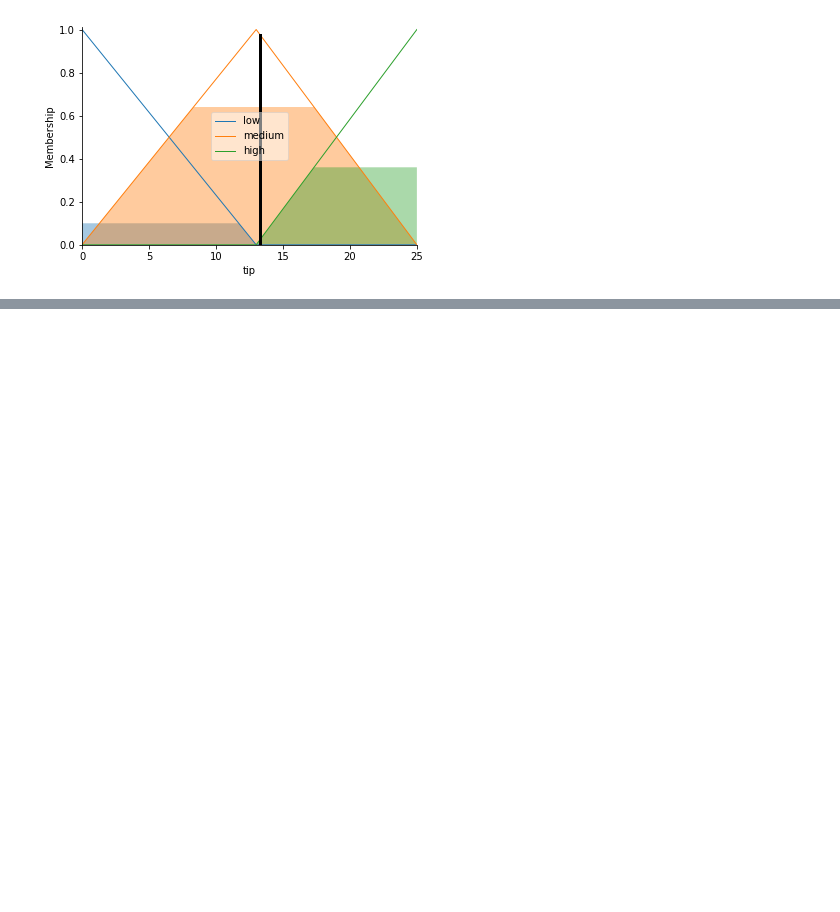
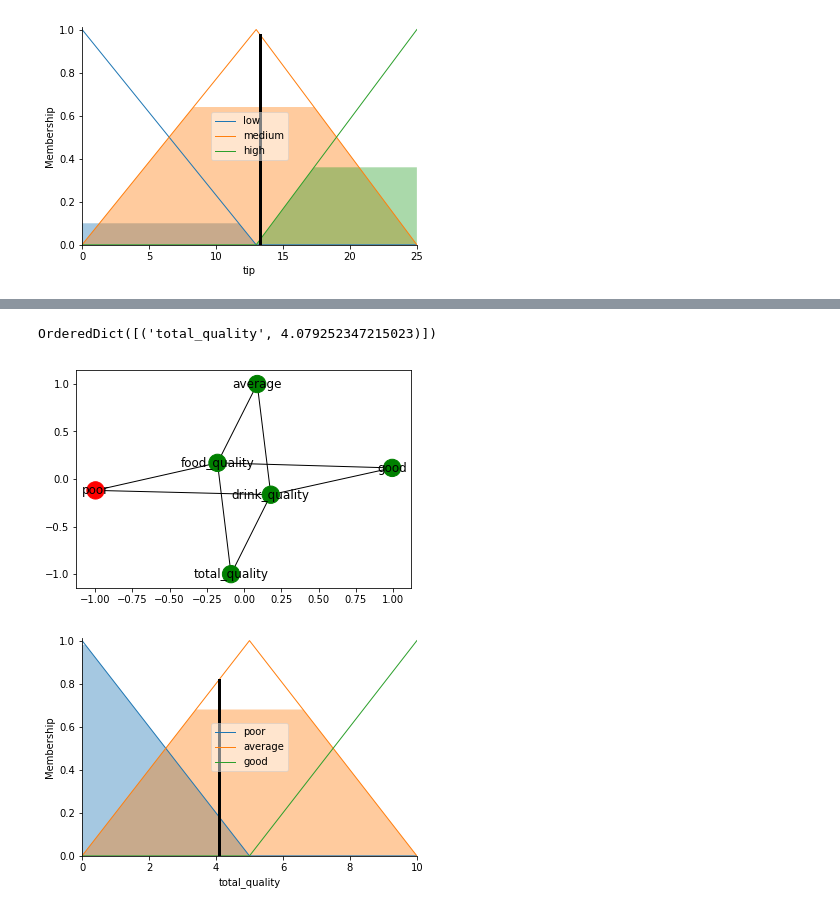
Before and after one commit to antonpetkoff/fuzzy-inference, a Jupyter notebook: tipping-problem.ipynb, the cells around one changed output, grey strips where cells are left out. Saved outputs shown, nothing was run; the diff lists cells and outputs as text; code cells hidden in the pictures; blank space fills up the shorter version.

Commit message:
Define Inference System skeleton

```diff
--- a/tipping-problem.ipynb
+++ b/tipping-problem.ipynb
@@ -99,0 +100,45 @@ rule3.graph_n
+# %%
+import numpy as np
+import skfuzzy as fuzz
+from skfuzzy import control as ctrl
+
+np.random.seed(0)
+
+# variable definitions
+
+food_quality = ctrl.Antecedent(universe=np.arange(0, 11, 1), label='food_quality')
+drink_quality = ctrl.Antecedent(universe=np.arange(0, 11, 1), label='drink_quality')
+total_quality = ctrl.Consequent(universe=np.arange(0, 11, 1), label='total_quality')
+
+food_quality.automf(3)
+drink_quality.automf(3)
+total_quality.automf(3)
+
+# rule definitions
+
+rule_1 = ctrl.Rule((food_quality['poor'] & drink_quality['poor']) | food_quality['average'], total_quality['poor'])
+rule_2 = ctrl.Rule(food_quality['average'] & drink_quality['average'], total_quality['average'])
+rule_3 = ctrl.Rule(food_quality['good'] | drink_quality['good'], total_quality['good'])
+
+# system definition
+
+quality_system = ctrl.ControlSystem([rule_1, rule_2, rule_3])
+quality_sim = ctrl.ControlSystemSimulation(quality_system)
+
+# system evaluation
+
+quality_sim.inputs({
+    'food_quality': 4.9,
+    'drink_quality': 3.4
+})
+quality_sim.compute()
+
+# visualize results
+
+quality_system.view_n()
+print(quality_sim.output)
+total_quality.view(sim=quality_sim)
+# %% [output]
+OrderedDict([('total_quality', 4.079252347215023)])
+[figure, added]
+[figure, added]
```
Also changed, not shown: parts of 2 cells of this notebook, 5 other files.
